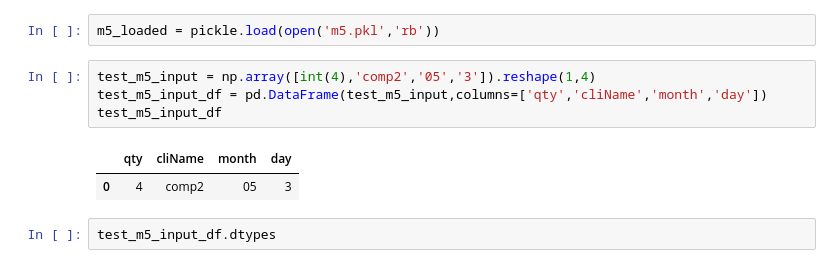
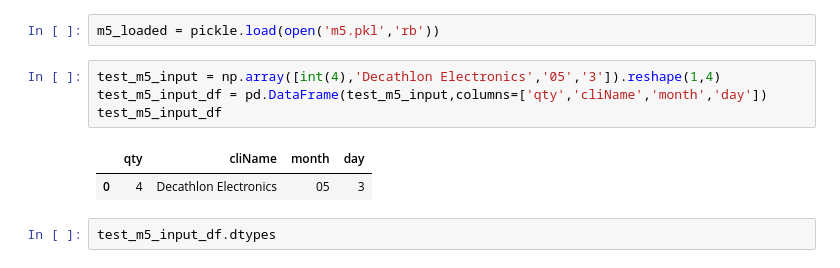
Before and after one commit to Learning2Code75/DLOM, a Jupyter notebook: 2_tries/dlom-server-ml/ml-dev/text-classif.ipynb, the cells around one changed output. Saved outputs shown, nothing was run; the diff lists cells and outputs as text.

```diff
--- a/2_tries/dlom-server-ml/ml-dev/text-classif.ipynb
+++ b/2_tries/dlom-server-ml/ml-dev/text-classif.ipynb
@@ -2269,12 +2304,12 @@ pickle.dump(m5,open('m5.pkl','wb'))
 # %%
 m5_loaded = pickle.load(open('m5.pkl','rb'))
 # %%
-test_m5_input = np.array([int(4),'comp2','05','3']).reshape(1,4)
+test_m5_input = np.array([int(4),'Decathlon Electronics','05','3']).reshape(1,4)
 test_m5_input_df = pd.DataFrame(test_m5_input,columns=['qty','cliName','month','day'])
 test_m5_input_df
 # %% [output]
 |  | qty | cliName | month | day |
-| 0 | 4 | comp2 | 05 | 3 |
+| 0 | 4 | Decathlon Electronics | 05 | 3 |
 # %%
 test_m5_input_df.dtypes
 # %% [output]
```
Also changed, not shown: parts of 53 cells of this notebook, 24 other files.
